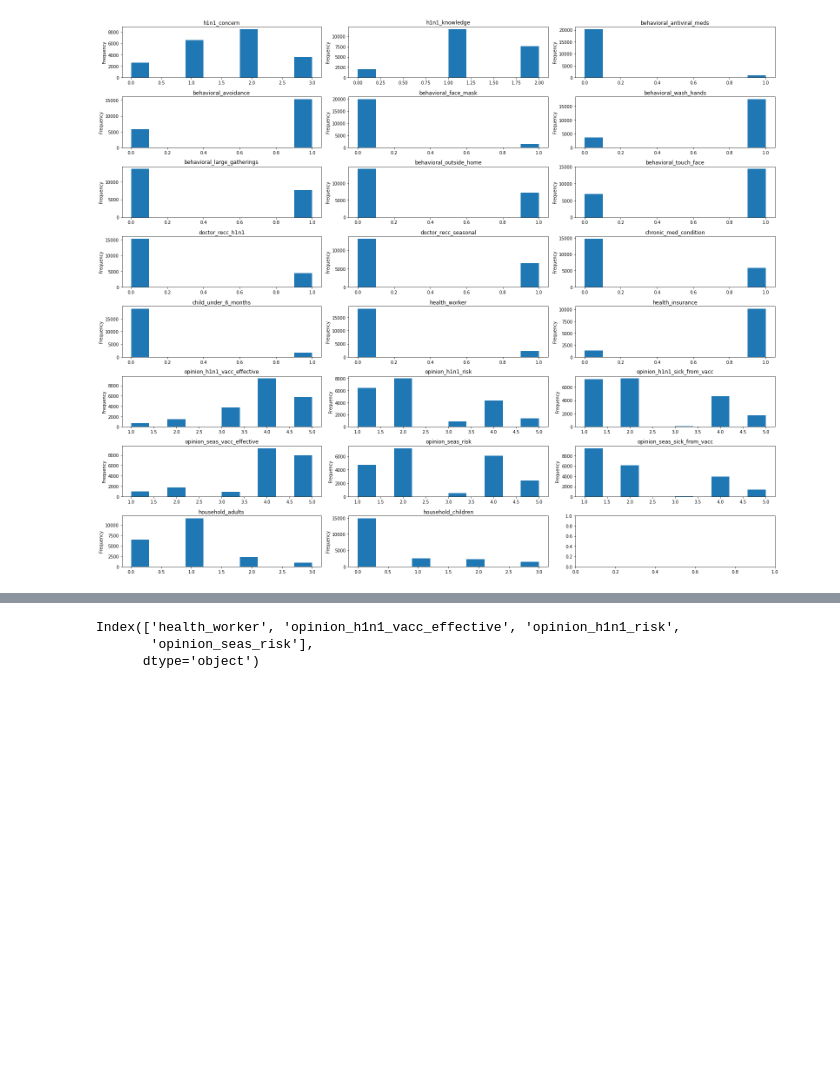
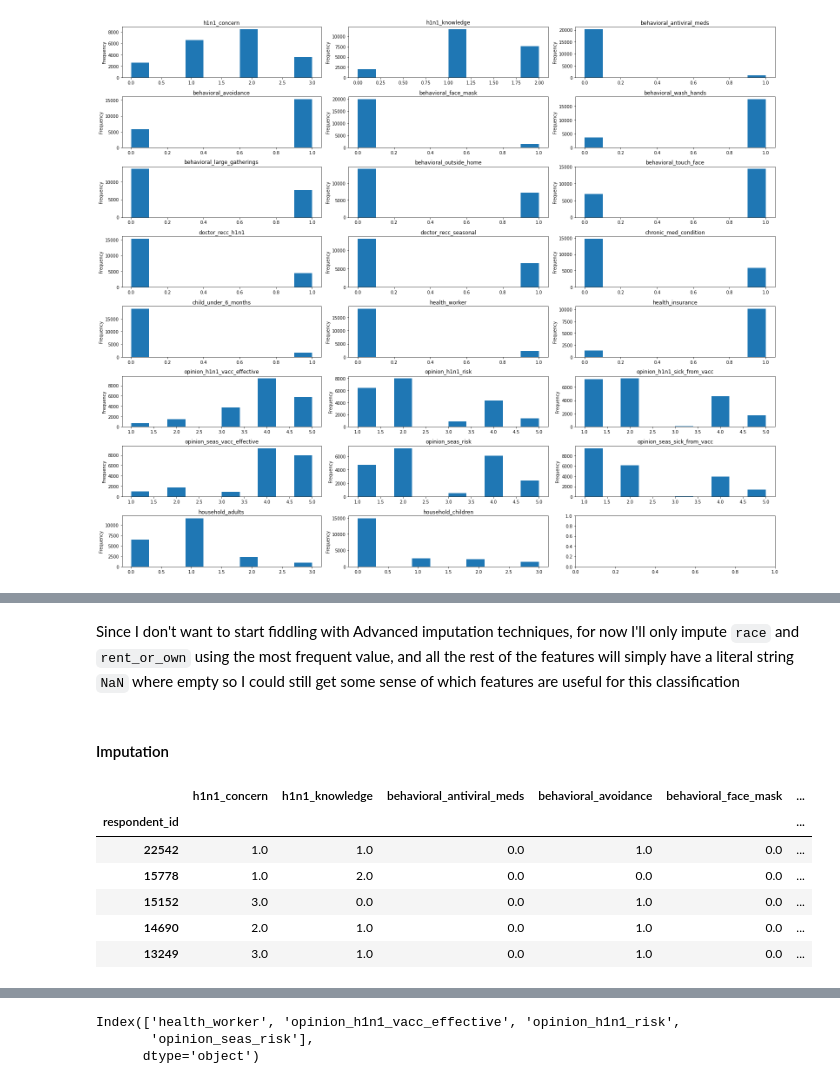
Before and after one commit to blackBagel/flu-shots, a Jupyter notebook: Flu_shot_forecast.ipynb, the cells around one changed output, grey strips where cells are left out. Cells and saved outputs as stored; diff of their text form; code cells hidden in the pictures; blank space fills up the shorter version.

```diff
--- a/Flu_shot_forecast.ipynb
+++ b/Flu_shot_forecast.ipynb
@@ -219,0 +288,2 @@ data_preparation_pipeline = Pipeline([('Impute', most_freq_imputer)])
+# %% [markdown]
+Since I don't want to start fiddling with Advanced imputation techniques, for now I'll only impute `race` and `rent_or_own` using the most frequent value, and all the rest of the features will simply have a literal string `NaN` where empty so I could still get some sense of which features are useful for this classification
@@ -219,0 +294,2 @@ data_preparation_pipeline = Pipeline([('Impute', most_freq_imputer)])
+# %% [markdown]
+#### Imputation
@@ -219,0 +305,10 @@ data_preparation_pipeline = Pipeline([('Impute', most_freq_imputer)])
+# %%
+df_train.head()
+# %% [output]
+|  | h1n1_concern | h1n1_knowledge | behavioral_antiviral_meds | behavioral_avoidance | behavioral_face_mask | ... |
+| respondent_id |  |  |  |  |  | ... |
+| 22542 | 1.0 | 1.0 | 0.0 | 1.0 | 0.0 | ... |
+| 15778 | 1.0 | 2.0 | 0.0 | 0.0 | 0.0 | ... |
+| 15152 | 3.0 | 0.0 | 0.0 | 1.0 | 0.0 | ... |
+| 14690 | 2.0 | 1.0 | 0.0 | 1.0 | 0.0 | ... |
+| 13249 | 3.0 | 1.0 | 0.0 | 1.0 | 0.0 | ... |
```
Also changed, not shown: parts of 25 cells of this notebook.
